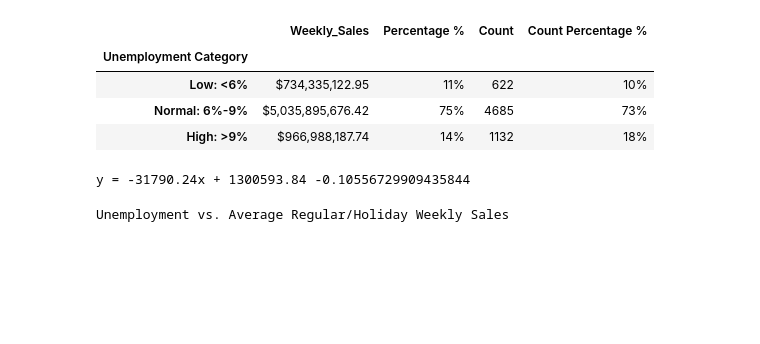
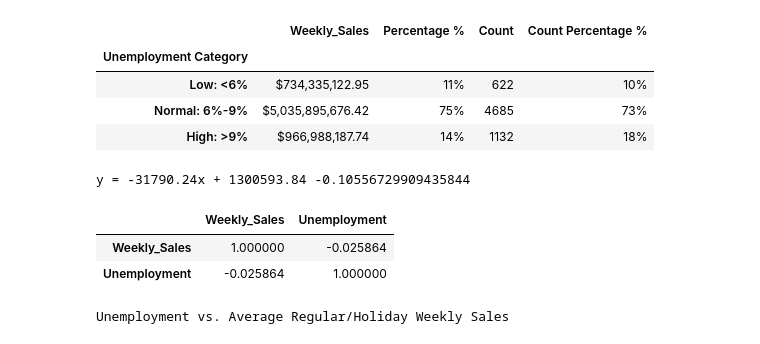
Before and after one commit to beckyydo/Project-1, a Jupyter notebook: 3notebook.ipynb, the cells around one changed output. Saved outputs shown, nothing was run; the diff lists cells and outputs as text; code cells hidden in the pictures; blank space fills up the shorter version.

```diff
--- a/3notebook.ipynb
+++ b/3notebook.ipynb
@@ -550,6 +588,14 @@ print(line_eq, rvalue)
 ## R-value is not high so linear regression is not a good model fit for this data
 # %% [output]
 y = -31790.24x + 1300593.84 -0.10556729909435844
+# %%
+# (3A) UNEMPLOYMENT CONT.
+# Caculate correlation
+walmart_data[['Weekly_Sales', 'Unemployment']].corr()
+# %% [output]
+|  | Weekly_Sales | Unemployment |
+| Weekly_Sales | 1.000000 | -0.025864 |
+| Unemployment | -0.025864 | 1.000000 |
 # %%
 # (3B) UNEMPLOYMENT HOLIDAY
 # (3B) What effect does the regional unemployment rate have on holiday weekly sales?
```
Also changed, not shown: parts of 4 cells of this notebook.
